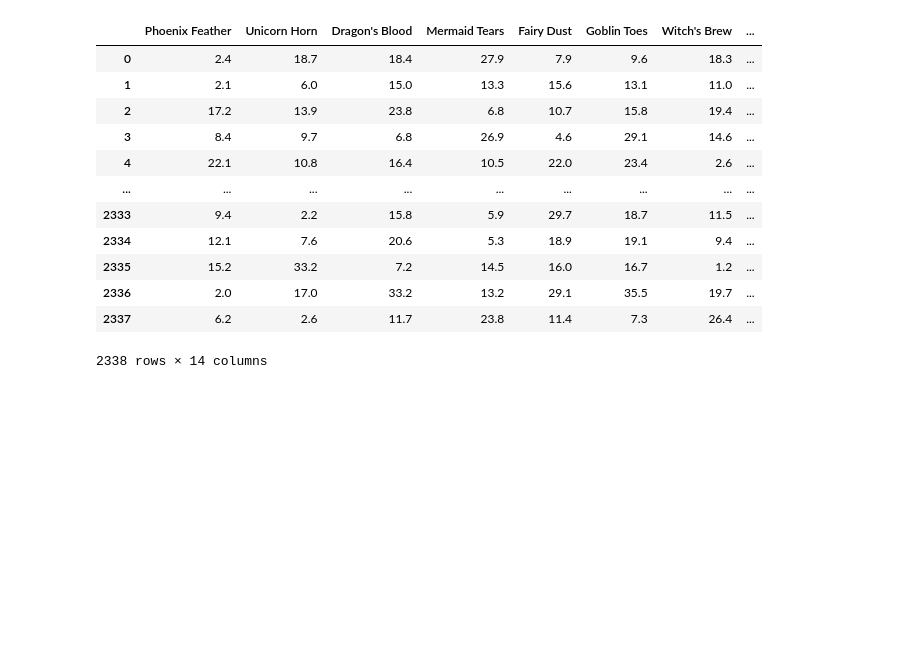
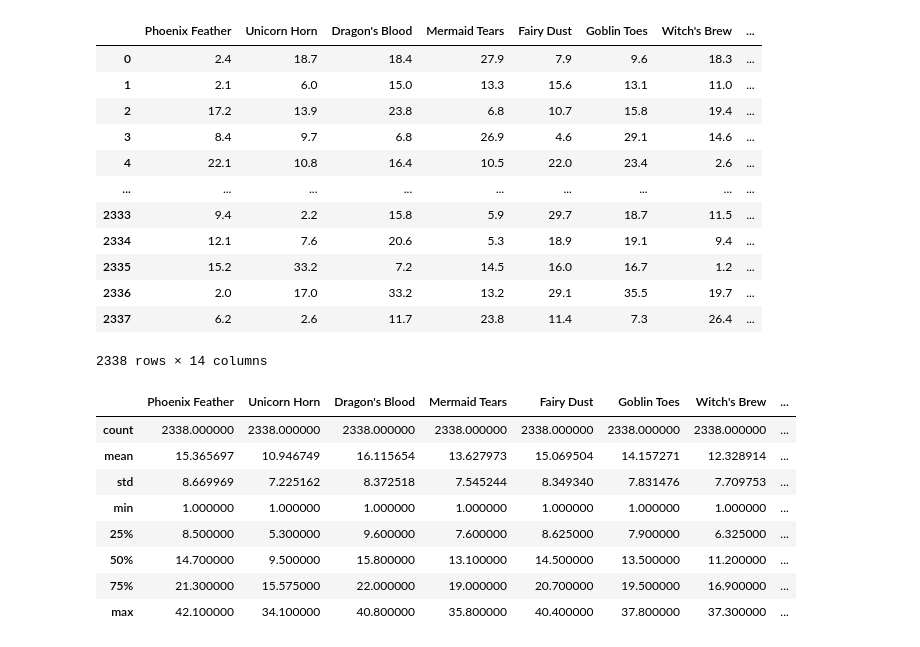
Before and after one commit to rudedude693/FSA_devops, a Jupyter notebook: notebooks/unit3/lesson_INC6/INC_6_Save_the_Princess.ipynb, the cells around one changed output. Cells and saved outputs as stored; diff of their text form; code cells hidden in the pictures; blank space fills up the shorter version.

```diff
--- a/notebooks/unit3/lesson_INC6/INC_6_Save_the_Princess.ipynb
+++ b/notebooks/unit3/lesson_INC6/INC_6_Save_the_Princess.ipynb
@@ -473,5 +543,16 @@ df_Quest
 2338 rows × 14 columns
 # %%
 # Envoke the describe command on the dataset
+df_Quest.describe()
+# %% [output]
+|  | Phoenix Feather | Unicorn Horn | Dragon's Blood | Mermaid Tears | Fairy Dust | Goblin Toes | Witch's Brew | ... |
+| count | 2338.000000 | 2338.000000 | 2338.000000 | 2338.000000 | 2338.000000 | 2338.000000 | 2338.000000 | ... |
+| mean | 15.365697 | 10.946749 | 16.115654 | 13.627973 | 15.069504 | 14.157271 | 12.328914 | ... |
+| std | 8.669969 | 7.225162 | 8.372518 | 7.545244 | 8.349340 | 7.831476 | 7.709753 | ... |
+| min | 1.000000 | 1.000000 | 1.000000 | 1.000000 | 1.000000 | 1.000000 | 1.000000 | ... |
+| 25% | 8.500000 | 5.300000 | 9.600000 | 7.600000 | 8.625000 | 7.900000 | 6.325000 | ... |
+| 50% | 14.700000 | 9.500000 | 15.800000 | 13.100000 | 14.500000 | 13.500000 | 11.200000 | ... |
+| 75% | 21.300000 | 15.575000 | 22.000000 | 19.000000 | 20.700000 | 19.500000 | 16.900000 | ... |
+| max | 42.100000 | 34.100000 | 40.800000 | 35.800000 | 40.400000 | 37.800000 | 37.300000 | ... |
 # %%
 # Plot the values from the .corr() command on a heat map
```
Also changed, not shown: parts of 26 cells of this notebook, 1 other file.
